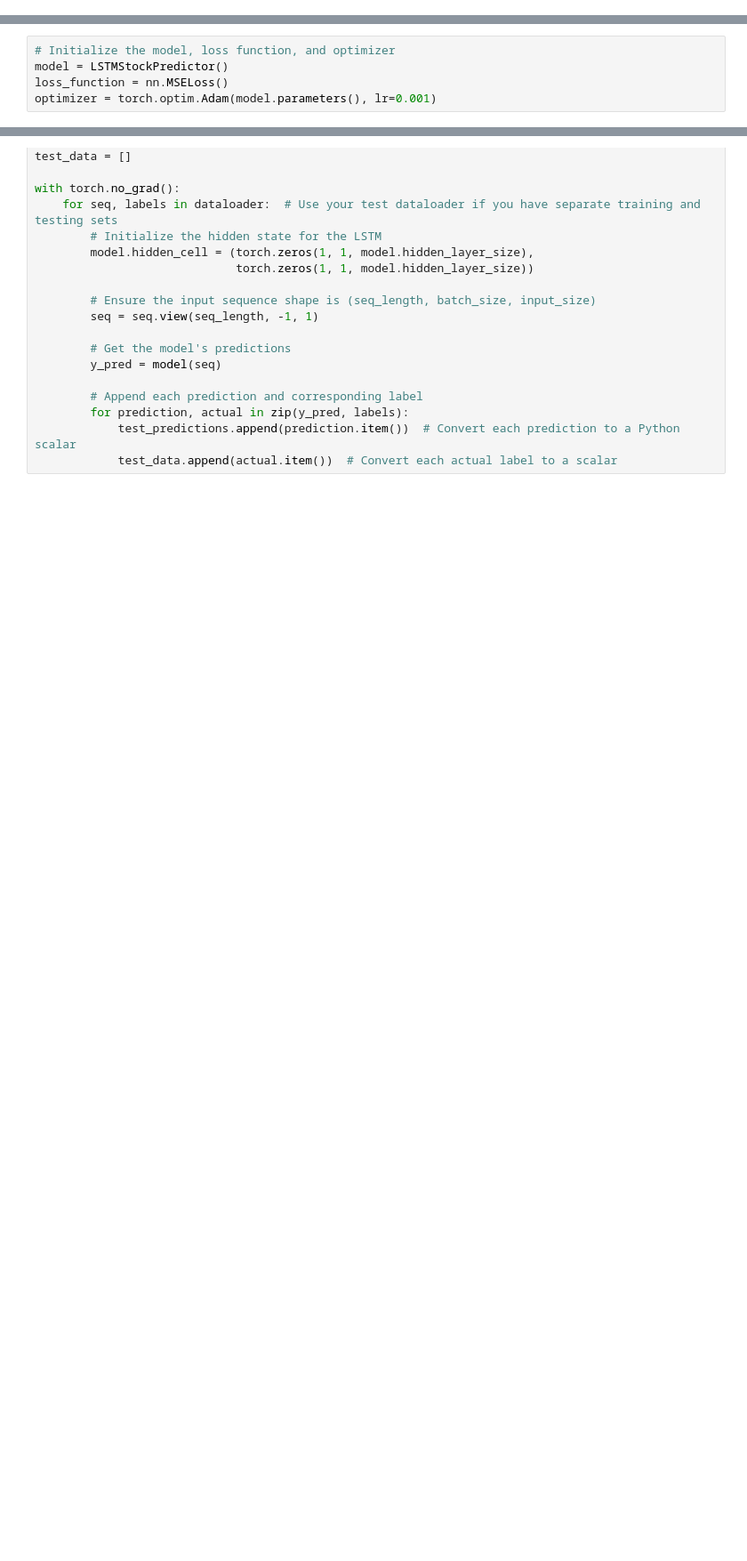
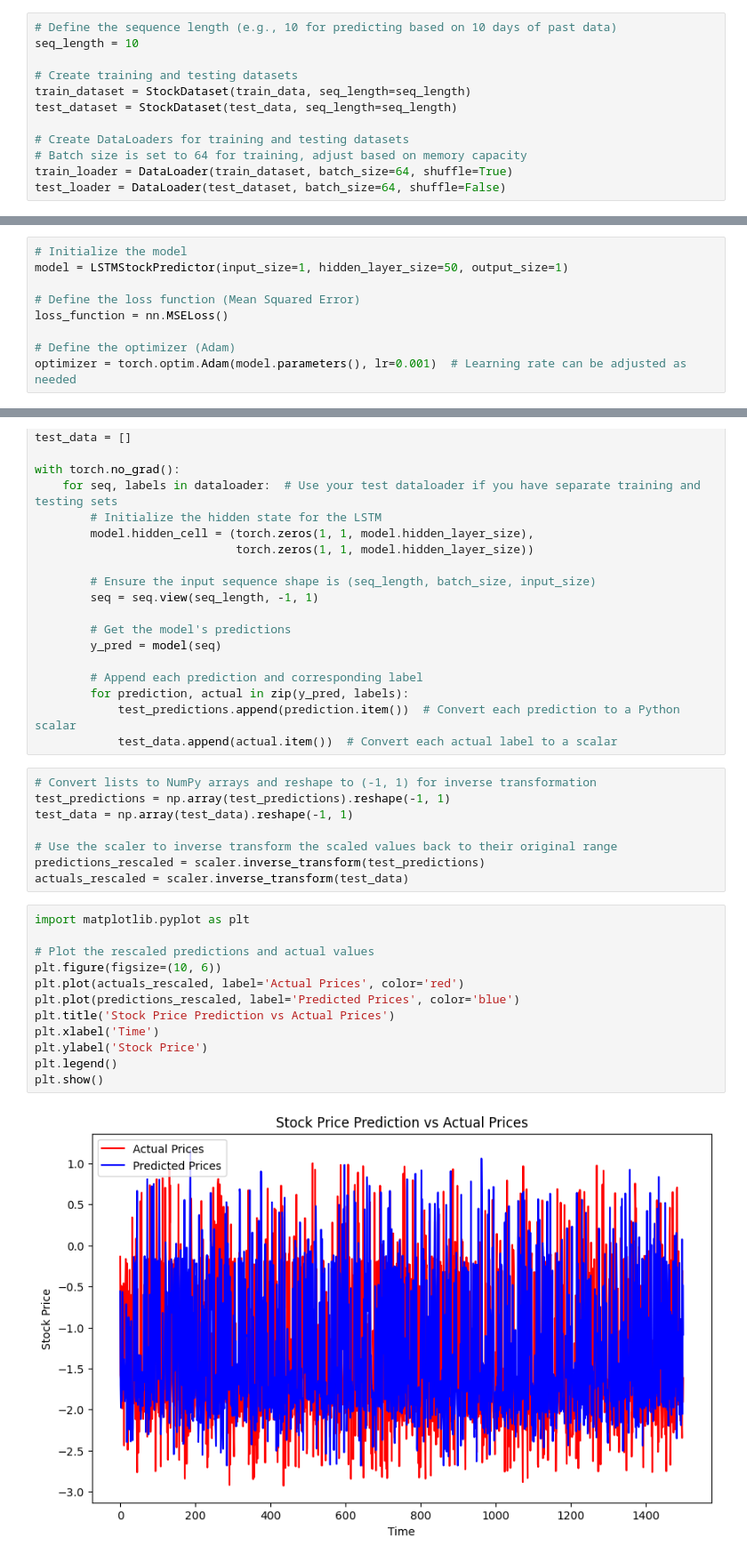
Before and after one commit to AdamChoong0095/NUS-Stock-Data, a Jupyter notebook: Stock_price_prediction.ipynb, the cells around one changed output, grey strips where cells are left out. Shown at 89% size. Drawn from its saved outputs; the diff is of its cells as text; blank space fills up the shorter version.

```diff
--- a/Stock_price_prediction.ipynb
+++ b/Stock_price_prediction.ipynb
@@ -168,0 +194,12 @@ dataloader = DataLoader(dataset, batch_size=64, shuffle=True)
+# %%
+# Define the sequence length (e.g., 10 for predicting based on 10 days of past data)
+seq_length = 10
+
+# Create training and testing datasets
+train_dataset = StockDataset(train_data, seq_length=seq_length)
+test_dataset = StockDataset(test_data, seq_length=seq_length)
+
+# Create DataLoaders for training and testing datasets
+# Batch size is set to 64 for training, adjust based on memory capacity
+train_loader = DataLoader(train_dataset, batch_size=64, shuffle=True)
+test_loader = DataLoader(test_dataset, batch_size=64, shuffle=False)
@@ -180,6 +231,10 @@ class LSTMStockPredictor(nn.Module):
         return predictions
 # %%
-# Initialize the model, loss function, and optimizer
-model = LSTMStockPredictor()
+# Initialize the model
+model = LSTMStockPredictor(input_size=1, hidden_layer_size=50, output_size=1)
+
+# Define the loss function (Mean Squared Error)
 loss_function = nn.MSELoss()
-optimizer = torch.optim.Adam(model.parameters(), lr=0.001)
+
+# Define the optimizer (Adam)
+optimizer = torch.optim.Adam(model.parameters(), lr=0.001)  # Learning rate can be adjusted as needed
@@ -238,3 +314,25 @@ with torch.no_grad():
         for prediction, actual in zip(y_pred, labels):
             test_predictions.append(prediction.item())  # Convert each prediction to a Python scalar
             test_data.append(actual.item())  # Convert each actual label to a scalar
+# %%
+# Convert lists to NumPy arrays and reshape to (-1, 1) for inverse transformation
+test_predictions = np.array(test_predictions).reshape(-1, 1)
+test_data = np.array(test_data).reshape(-1, 1)
+
+# Use the scaler to inverse transform the scaled values back to their original range
+predictions_rescaled = scaler.inverse_transform(test_predictions)
+actuals_rescaled = scaler.inverse_transform(test_data)
+# %%
+import matplotlib.pyplot as plt
+
+# Plot the rescaled predictions and actual values
+plt.figure(figsize=(10, 6))
+plt.plot(actuals_rescaled, label='Actual Prices', color='red')
+plt.plot(predictions_rescaled, label='Predicted Prices', color='blue')
+plt.title('Stock Price Prediction vs Actual Prices')
+plt.xlabel('Time')
+plt.ylabel('Stock Price')
+plt.legend()
+plt.show()
+# %% [output]
+[figure, added]
```
Also changed, not shown: parts of 13 cells of this notebook.
